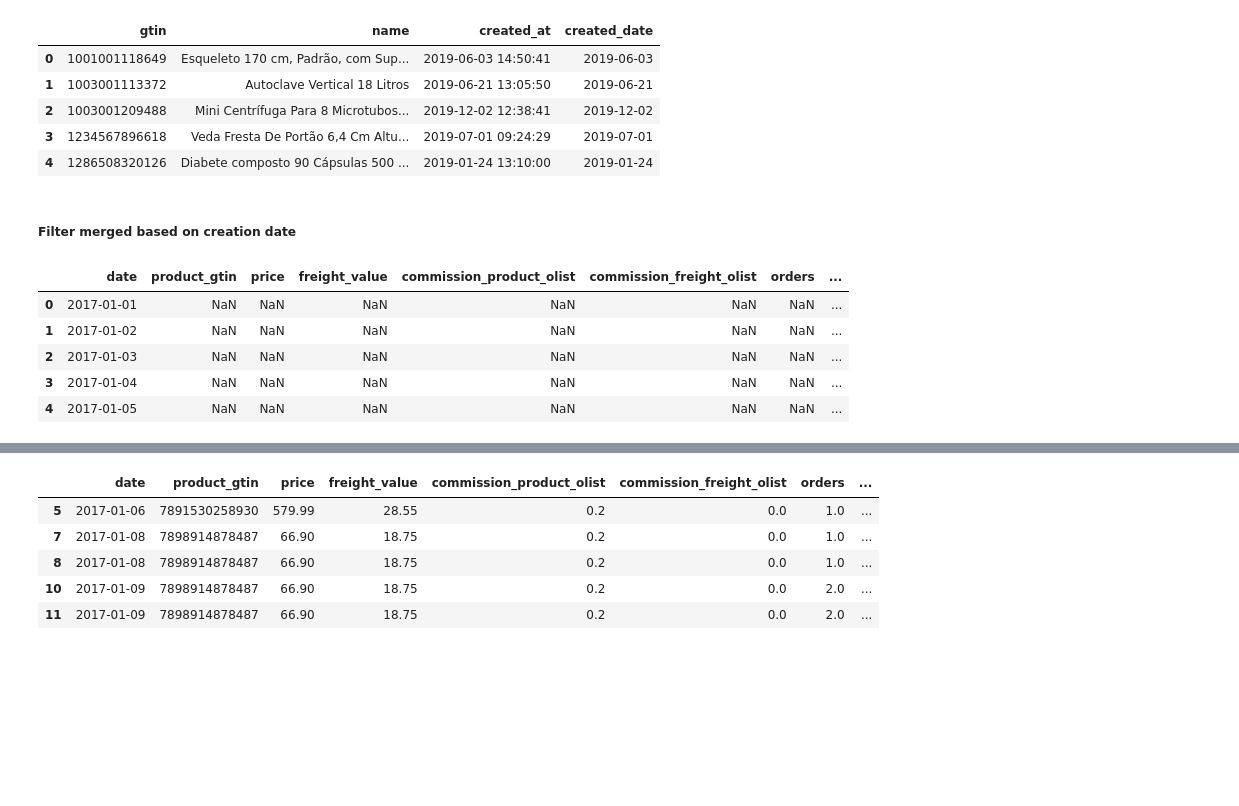
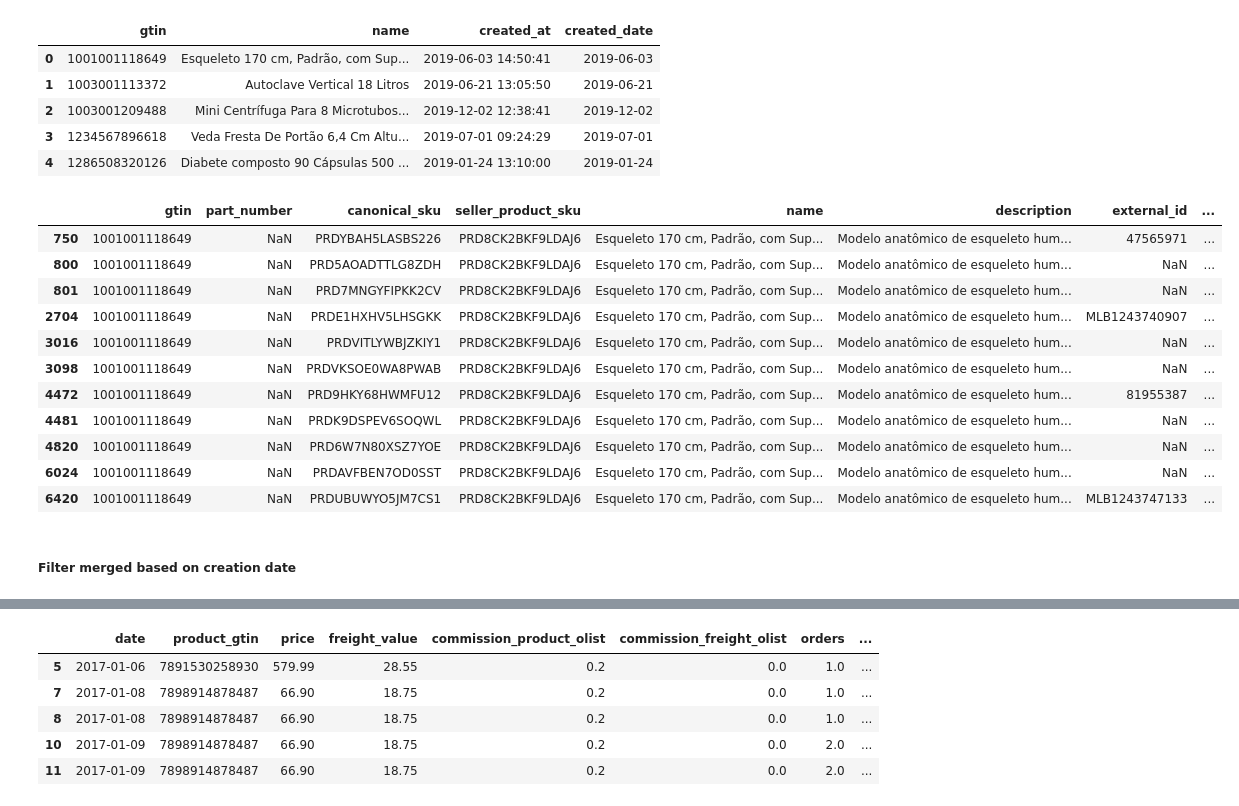
Before and after one commit to ds4a-team4/ETLs, a Jupyter notebook: ETL/ETL-Copy1.ipynb, the cells around one changed output, grey strips where cells are left out. Drawn from its saved outputs; the diff is of its cells as text; code cells hidden in the pictures; blank space fills up the shorter version.

```diff
--- a/ETL/ETL-Copy1.ipynb
+++ b/ETL/ETL-Copy1.ipynb
@@ -174,19 +152,24 @@ filter_prod.head()
 | 2 | 1003001209488 | Mini Centrífuga Para 8 Microtubos... | 2019-12-02 12:38:41 | 2019-12-02 |
 | 3 | 1234567896618 | Veda Fresta De Portão 6,4 Cm Altu... | 2019-07-01 09:24:29 | 2019-07-01 |
 | 4 | 1286508320126 | Diabete composto 90 Cápsulas 500 ... | 2019-01-24 13:10:00 | 2019-01-24 |
+# %%
+prod_info[prod_info['gtin']=='1001001118649']
+# %% [output]
+|  | gtin | part_number | canonical_sku | seller_product_sku | name | description | external_id | ... |
+| 750 | 1001001118649 | NaN | PRDYBAH5LASBS226 | PRD8CK2BKF9LDAJ6 | Esqueleto 170 cm, Padrão, com Sup... | Modelo anatômico de esqueleto hum... | 47565971 | ... |
+| 800 | 1001001118649 | NaN | PRD5AOADTTLG8ZDH | PRD8CK2BKF9LDAJ6 | Esqueleto 170 cm, Padrão, com Sup... | Modelo anatômico de esqueleto hum... | NaN | ... |
+| 801 | 1001001118649 | NaN | PRD7MNGYFIPKK2CV | PRD8CK2BKF9LDAJ6 | Esqueleto 170 cm, Padrão, com Sup... | Modelo anatômico de esqueleto hum... | NaN | ... |
+| 2704 | 1001001118649 | NaN | PRDE1HXHV5LHSGKK | PRD8CK2BKF9LDAJ6 | Esqueleto 170 cm, Padrão, com Sup... | Modelo anatômico de esqueleto hum... | MLB1243740907 | ... |
+| 3016 | 1001001118649 | NaN | PRDVITLYWBJZKIY1 | PRD8CK2BKF9LDAJ6 | Esqueleto 170 cm, Padrão, com Sup... | Modelo anatômico de esqueleto hum... | NaN | ... |
+| 3098 | 1001001118649 | NaN | PRDVKSOE0WA8PWAB | PRD8CK2BKF9LDAJ6 | Esqueleto 170 cm, Padrão, com Sup... | Modelo anatômico de esqueleto hum... | NaN | ... |
+| 4472 | 1001001118649 | NaN | PRD9HKY68HWMFU12 | PRD8CK2BKF9LDAJ6 | Esqueleto 170 cm, Padrão, com Sup... | Modelo anatômico de esqueleto hum... | 81955387 | ... |
+| 4481 | 1001001118649 | NaN | PRDK9DSPEV6SOQWL | PRD8CK2BKF9LDAJ6 | Esqueleto 170 cm, Padrão, com Sup... | Modelo anatômico de esqueleto hum... | NaN | ... |
+| 4820 | 1001001118649 | NaN | PRD6W7N80XSZ7YOE | PRD8CK2BKF9LDAJ6 | Esqueleto 170 cm, Padrão, com Sup... | Modelo anatômico de esqueleto hum... | NaN | ... |
+| 6024 | 1001001118649 | NaN | PRDAVFBEN7OD0SST | PRD8CK2BKF9LDAJ6 | Esqueleto 170 cm, Padrão, com Sup... | Modelo anatômico de esqueleto hum... | NaN | ... |
+| 6420 | 1001001118649 | NaN | PRDUBUWYO5JM7CS1 | PRD8CK2BKF9LDAJ6 | Esqueleto 170 cm, Padrão, com Sup... | Modelo anatômico de esqueleto hum... | MLB1243747133 | ... |
 # %% [markdown]
 ##### Filter merged based on creation date
 # %%
 merged = pd.merge(merged, filter_prod, left_on='product_gtin', right_on='gtin', how='left')
-# %%
-# Exclude rows not necessary
-merged.head()
-# %% [output]
-|  | date | product_gtin | price | freight_value | commission_product_olist | commission_freight_olist | orders | ... |
-| 0 | 2017-01-01 | NaN | NaN | NaN | NaN | NaN | NaN | ... |
-| 1 | 2017-01-02 | NaN | NaN | NaN | NaN | NaN | NaN | ... |
-| 2 | 2017-01-03 | NaN | NaN | NaN | NaN | NaN | NaN | ... |
-| 3 | 2017-01-04 | NaN | NaN | NaN | NaN | NaN | NaN | ... |
-| 4 | 2017-01-05 | NaN | NaN | NaN | NaN | NaN | NaN | ... |
 # %%
 merged['created_date'] = pd.to_datetime(merged['created_date'])
```
Also changed, not shown: parts of 27 cells of this notebook, 2 other files.
